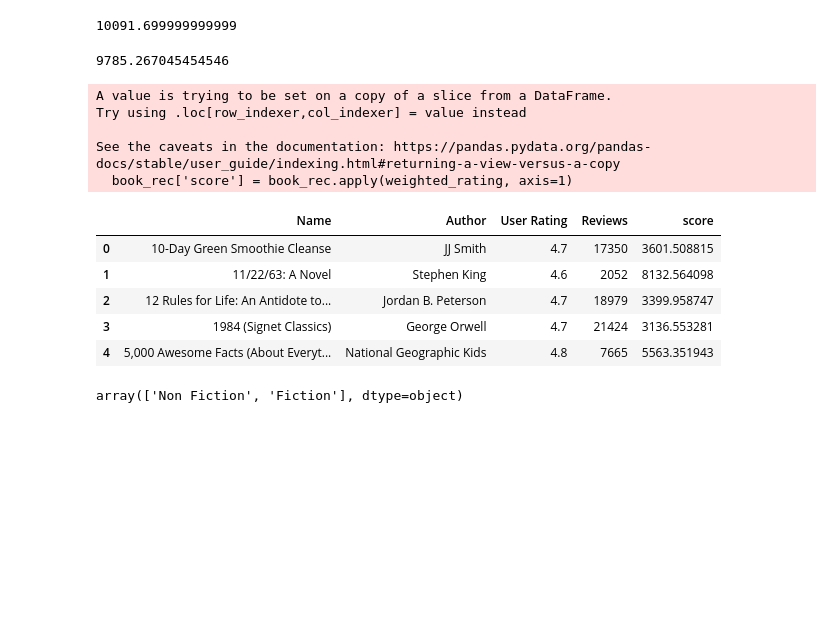
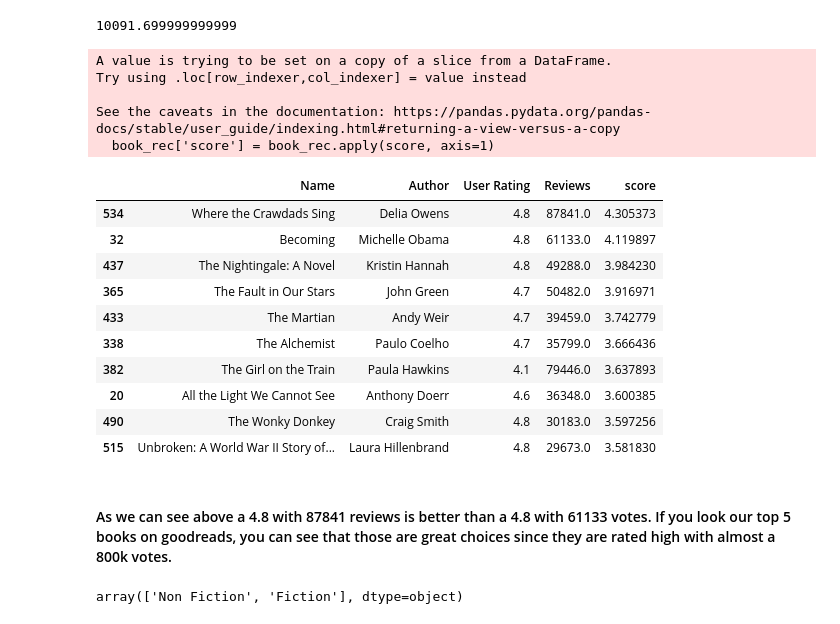
Before and after one commit to ali-d-nasseri/Recommender-System, a Jupyter notebook: Amazon Best Selling Books 2009-2019.ipynb, the cells around one changed output. Drawn from its saved outputs; the diff is of its cells as text; code cells hidden in the pictures; blank space fills up the shorter version.

```diff
--- a/Amazon Best Selling Books 2009-2019.ipynb
+++ b/Amazon Best Selling Books 2009-2019.ipynb
@@ -175,34 +156,38 @@ m = book_rec['Reviews'].quantile(0.70)
 m
 # %% [output]
 10091.699999999999
-# %%
-C = book_rec['Reviews'].mean()
-C
-# %% [output]
-9785.267045454546
 # %%
-def weighted_rating(x, m=m, C=C):
-    v = x['Reviews']
-    R = x['User Rating']
-    # Calculation based on the IMDB formula
-    return (v/(v+m) * R) + (m/(m+v) * C)
+
+def score(data, m=m):
+    r = data['Reviews']
+    R = data['User Rating']
+    return (r/(r+m) * R)
 # %%
-book_rec['score'] = book_rec.apply(weighted_rating, axis=1)
+book_rec['score'] = book_rec.apply(score, axis=1)
 # %% [output]
 A value is trying to be set on a copy of a slice from a DataFrame.
 Try using .loc[row_indexer,col_indexer] = value instead
 
 See the caveats in the documentation: https://pandas.pydata.org/pandas-docs/stable/user_guide/indexing.html#returning-a-view-versus-a-copy
-  book_rec['score'] = book_rec.apply(weighted_rating, axis=1)
+  book_rec['score'] = book_rec.apply(score, axis=1)
 # %%
-book_rec.head()
+book_score = book_rec.sort_values(by = 'score',ascending = False).head(50)
-# %% [output]
-|  | Name | Author | User Rating | Reviews | score |
-| 0 | 10-Day Green Smoothie Cleanse | JJ Smith | 4.7 | 17350 | 3601.508815 |
-| 1 | 11/22/63: A Novel | Stephen King | 4.6 | 2052 | 8132.564098 |
-| 2 | 12 Rules for Life: An Antidote to... | Jordan B. Peterson | 4.7 | 18979 | 3399.958747 |
-| 3 | 1984 (Signet Classics) | George Orwell | 4.7 | 21424 | 3136.553281 |
-| 4 | 5,000 Awesome Facts (About Everyt... | National Geographic Kids | 4.8 | 7665 | 5563.351943 |
+# %%
+book_score.head(10)
+# %% [output]
+|  | Name | Author | User Rating | Reviews | score |
+| 534 | Where the Crawdads Sing | Delia Owens | 4.8 | 87841.0 | 4.305373 |
+| 32 | Becoming | Michelle Obama | 4.8 | 61133.0 | 4.119897 |
+| 437 | The Nightingale: A Novel | Kristin Hannah | 4.8 | 49288.0 | 3.984230 |
+| 365 | The Fault in Our Stars | John Green | 4.7 | 50482.0 | 3.916971 |
+| 433 | The Martian | Andy Weir | 4.7 | 39459.0 | 3.742779 |
+| 338 | The Alchemist | Paulo Coelho | 4.7 | 35799.0 | 3.666436 |
+| 382 | The Girl on the Train | Paula Hawkins | 4.1 | 79446.0 | 3.637893 |
+| 20 | All the Light We Cannot See | Anthony Doerr | 4.6 | 36348.0 | 3.600385 |
+| 490 | The Wonky Donkey | Craig Smith | 4.8 | 30183.0 | 3.597256 |
+| 515 | Unbroken: A World War II Story of... | Laura Hillenbrand | 4.8 | 29673.0 | 3.581830 |
+# %% [markdown]
+#### As we can see above a 4.8 with 87841 reviews is better than a 4.8 with 61133 votes. If you look our top 5 books on goodreads, you can see that those are great choices since they are rated high with almost a 800k votes.
 # %%
 df['Genre'].unique()
 # %% [output]
```
Also changed, not shown: parts of 7 cells of this notebook.
